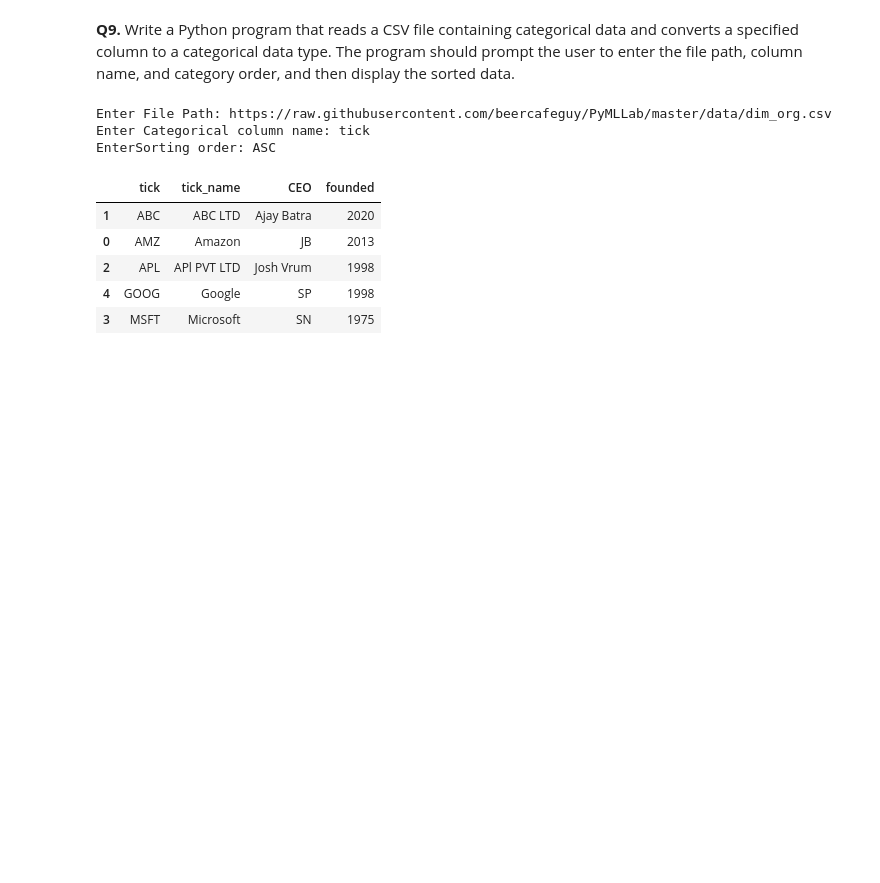
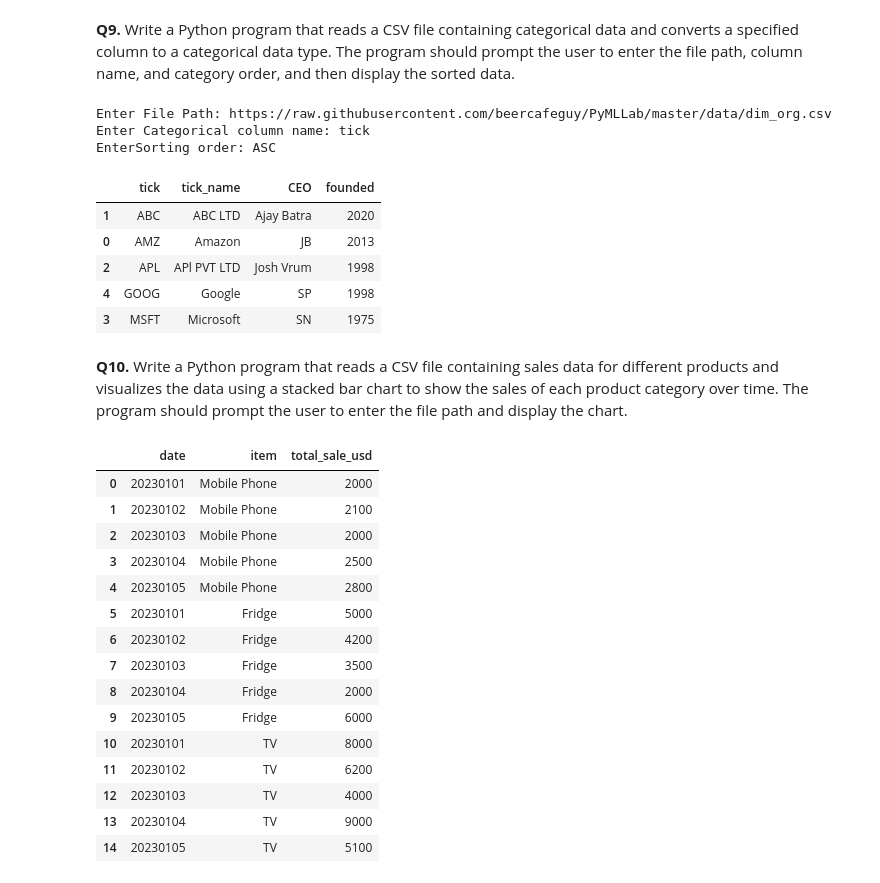
Before and after one commit to beercafeguy/PyMLLab, a Jupyter notebook: assignments/25_Feb_AssQ.ipynb, the cells around one changed output. Cells and saved outputs as stored; diff of their text form; code cells hidden in the pictures; blank space fills up the shorter version.

```diff
--- a/assignments/25_Feb_AssQ.ipynb
+++ b/assignments/25_Feb_AssQ.ipynb
@@ -228,0 +227,31 @@ df.sort_values?
+# %% [markdown]
+**Q10.** Write a Python program that reads a CSV file containing sales data for different products and
+visualizes the data using a stacked bar chart to show the sales of each product category over time. The
+program should prompt the user to enter the file path and display the chart.
+# %%
+import pandas as pd
+data = pd.DataFrame(
+    {
+        'date':["20230101","20230102","20230103","20230104","20230105","20230101","20230102","20230103","20230104","20230105","20230101","20230102","20230103","20230104","20230105"],
+     'item':["Mobile Phone","Mobile Phone","Mobile Phone","Mobile Phone","Mobile Phone","Fridge","Fridge","Fridge","Fridge","Fridge","TV","TV","TV","TV","TV"],
+     'total_sale_usd':[2000,2100,2000,2500,2800,5000,4200,3500,2000,6000,8000,6200,4000,9000,5100]
+    }
+)
+data
+# %% [output]
+|  | date | item | total_sale_usd |
+| 0 | 20230101 | Mobile Phone | 2000 |
+| 1 | 20230102 | Mobile Phone | 2100 |
+| 2 | 20230103 | Mobile Phone | 2000 |
+| 3 | 20230104 | Mobile Phone | 2500 |
+| 4 | 20230105 | Mobile Phone | 2800 |
+| 5 | 20230101 | Fridge | 5000 |
+| 6 | 20230102 | Fridge | 4200 |
+| 7 | 20230103 | Fridge | 3500 |
+| 8 | 20230104 | Fridge | 2000 |
+| 9 | 20230105 | Fridge | 6000 |
+| 10 | 20230101 | TV | 8000 |
+| 11 | 20230102 | TV | 6200 |
+| 12 | 20230103 | TV | 4000 |
+| 13 | 20230104 | TV | 9000 |
+| 14 | 20230105 | TV | 5100 |
```
Also changed, not shown: parts of 6 cells of this notebook.
